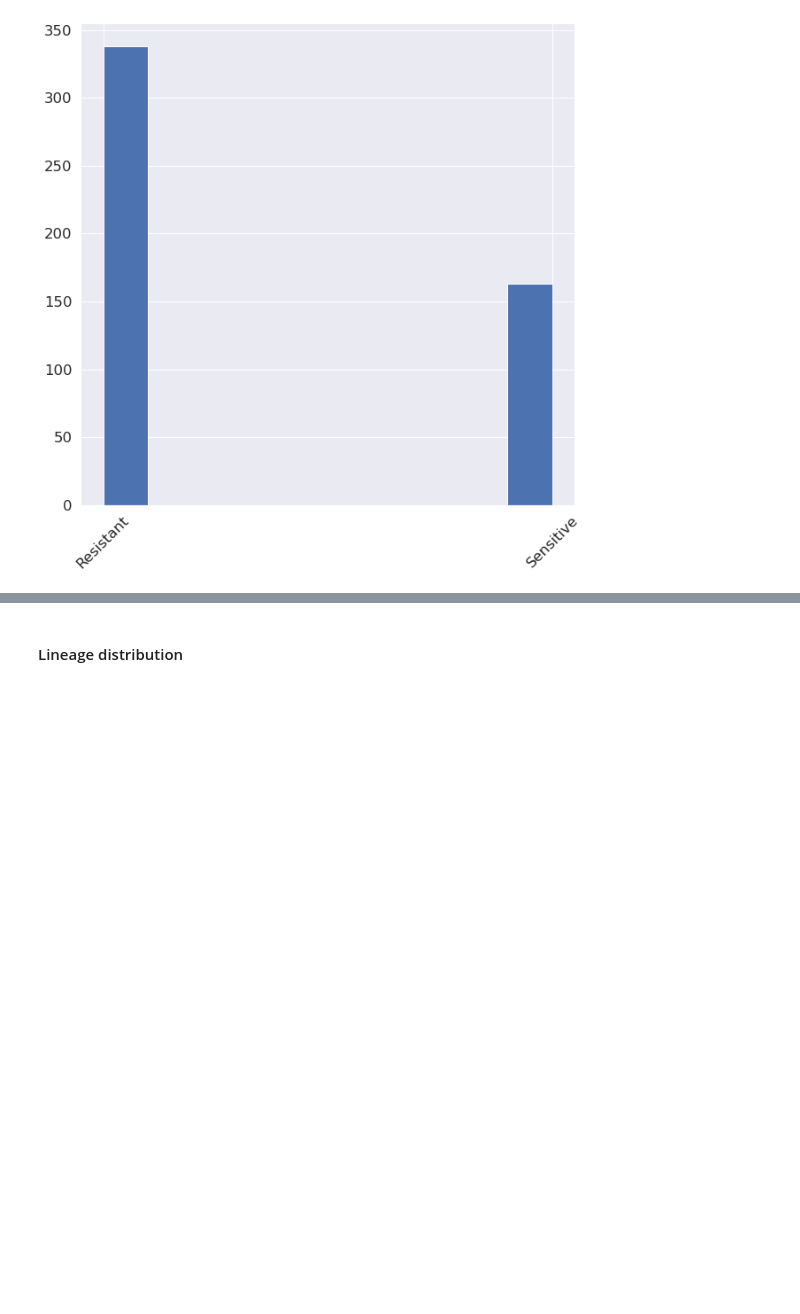
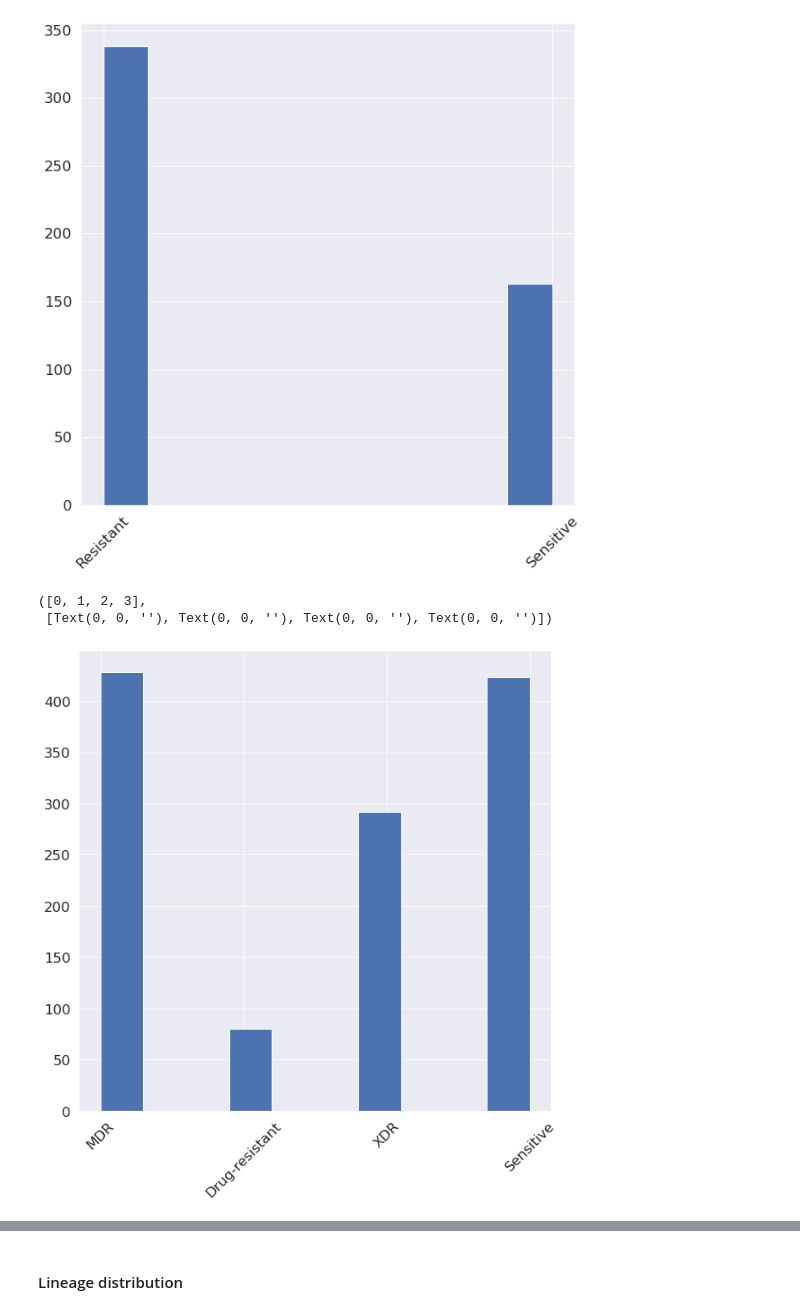
Before and after one commit to abhi18av/LJMU_Masters_Dissertation, a Jupyter notebook: src/notebooks/FINAL/003_eda_mono_resistance.ipynb, the cells around one changed output, grey strips where cells are left out. Drawn from its saved outputs; the diff is of its cells as text; code cells hidden in the pictures; blank space fills up the shorter version.

```diff
--- a/src/notebooks/FINAL/003_eda_mono_resistance.ipynb
+++ b/src/notebooks/FINAL/003_eda_mono_resistance.ipynb
@@ -248,3 +252,11 @@ pyplot.xticks(rotation=45)
 # %% [output]
 ([0, 1], [Text(0, 0, ''), Text(0, 0, '')])
 [figure]
+# %%
+binarized_resistance_status_train_df['drtype'].hist(figsize=(10,10))
+
+pyplot.xticks(rotation=45)
+# %% [output]
+([0, 1, 2, 3],
+ [Text(0, 0, ''), Text(0, 0, ''), Text(0, 0, ''), Text(0, 0, '')])
+[figure, added]
```
Also changed, not shown: parts of 21 cells of this notebook.
